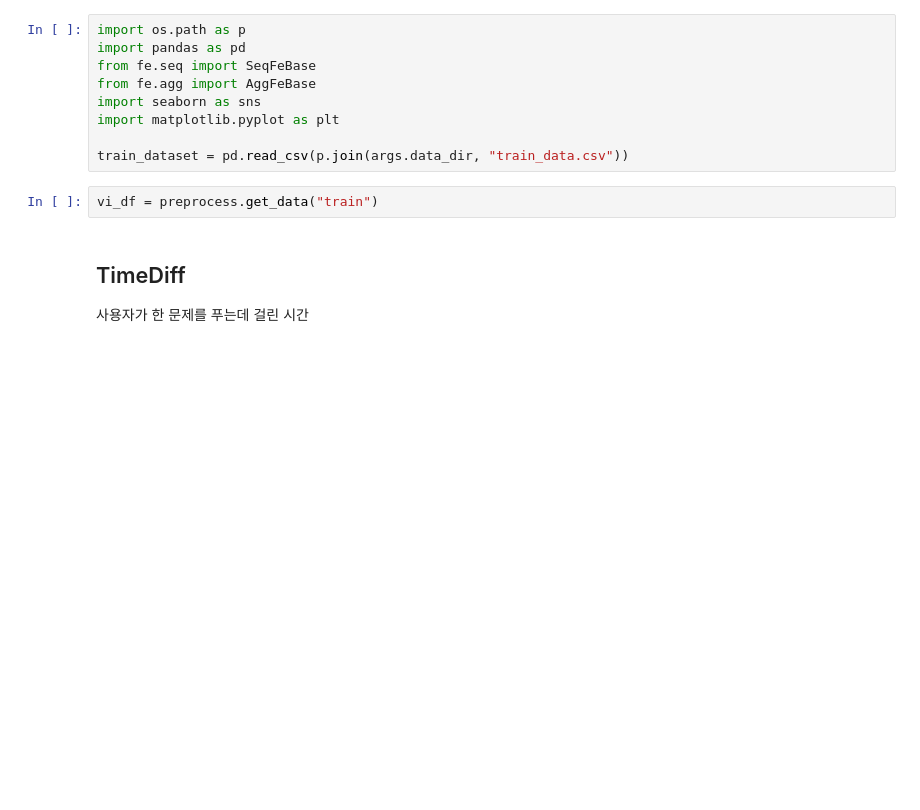
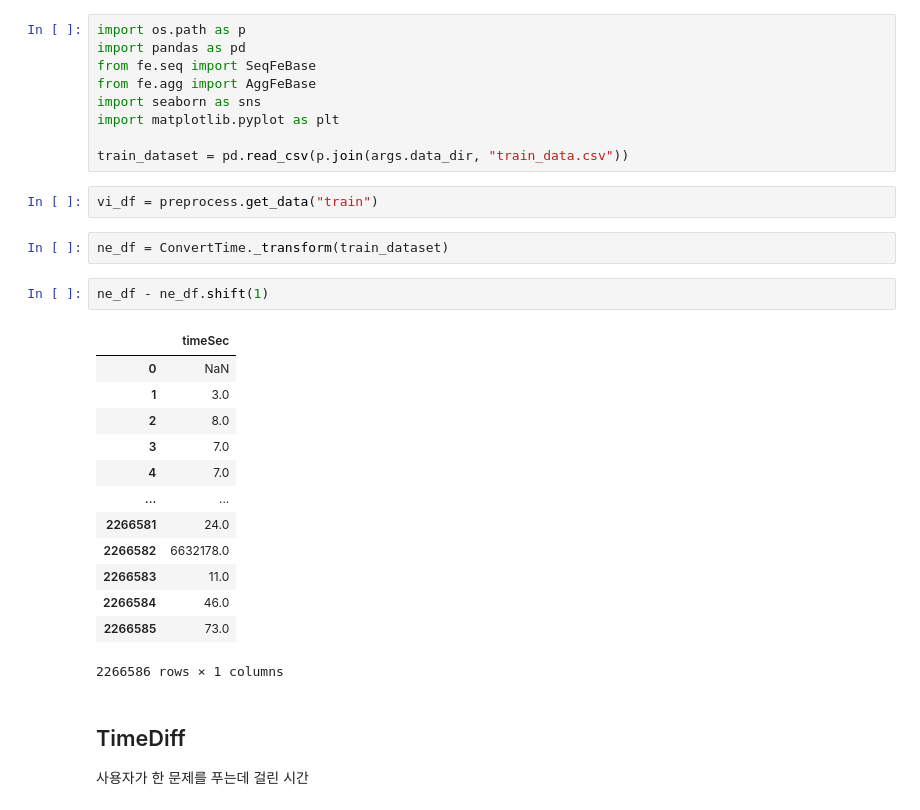
Before and after one commit to ddooom/p4-dkt-mentos, a Jupyter notebook: notebook/02-make_features.ipynb, the cells around one changed output. Cells and saved outputs as stored; diff of their text form; blank space fills up the shorter version.

```diff
--- a/notebook/02-make_features.ipynb
+++ b/notebook/02-make_features.ipynb
@@ -194,6 +215,24 @@ import matplotlib.pyplot as plt
 train_dataset = pd.read_csv(p.join(args.data_dir, "train_data.csv"))
 # %%
 vi_df = preprocess.get_data("train")
+# %%
+ne_df = ConvertTime._transform(train_dataset)
+# %%
+ne_df - ne_df.shift(1)
+# %% [output]
+|  | timeSec |
+| 0 | NaN |
+| 1 | 3.0 |
+| 2 | 8.0 |
+| 3 | 7.0 |
+| 4 | 7.0 |
+| ... | ... |
+| 2266581 | 24.0 |
+| 2266582 | 6632178.0 |
+| 2266583 | 11.0 |
+| 2266584 | 46.0 |
+| 2266585 | 73.0 |
+2266586 rows × 1 columns
 # %% [markdown]
 ## TimeDiff
 
```
Also changed, not shown: parts of 11 cells of this notebook, 4 other files.
